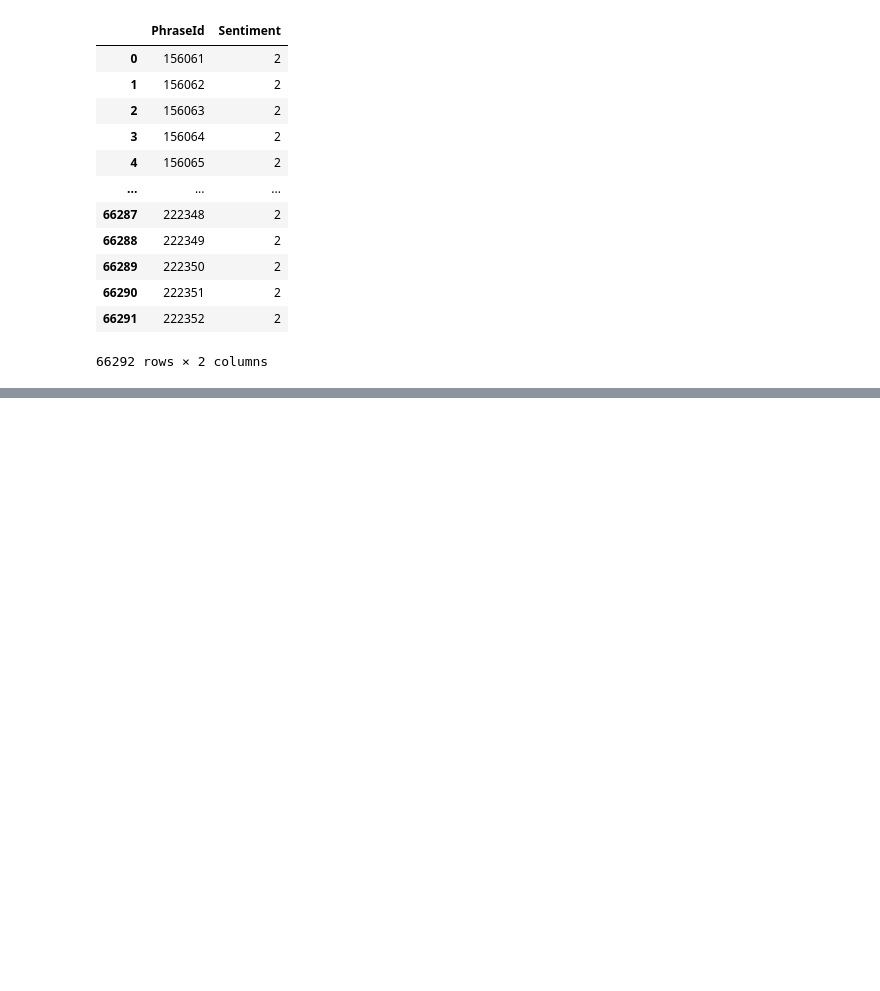
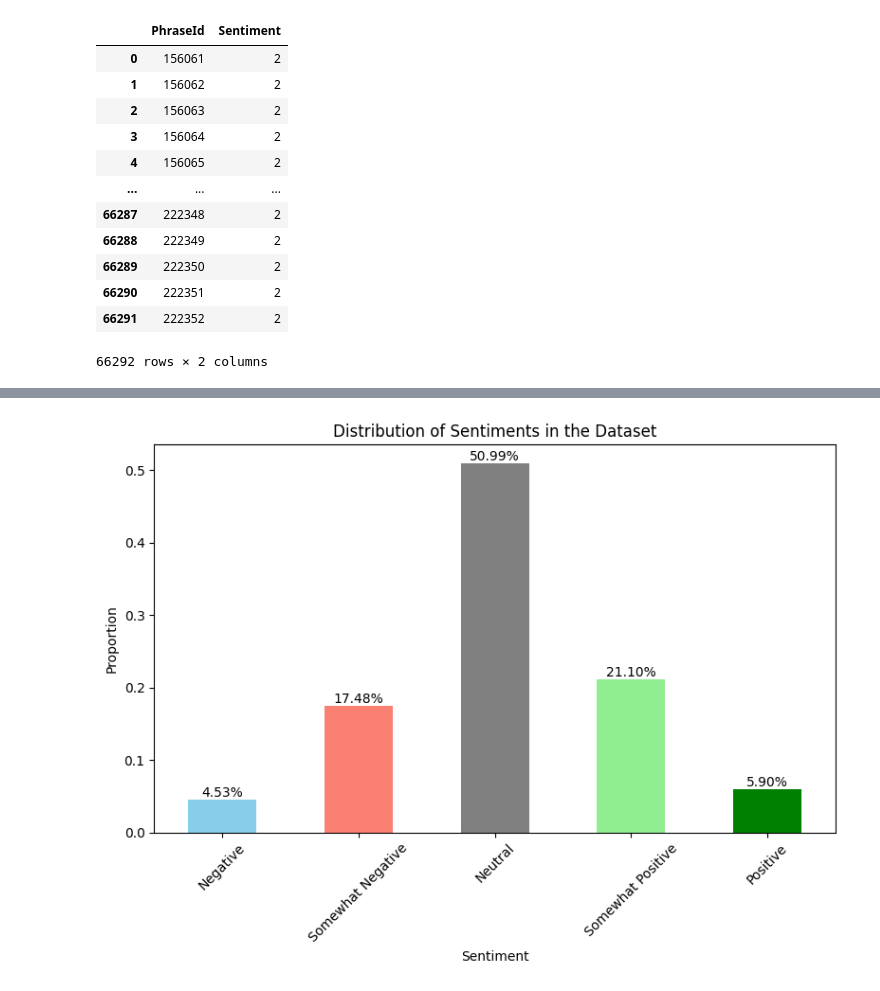
Before and after one commit to thugge254/Sentiment-Analysis-on-Movie-Reviews, a Jupyter notebook: Sentiment_Analysis_on_Movie_Reviews.ipynb, the cells around one changed output, grey strips where cells are left out. Saved outputs shown, nothing was run; the diff lists cells and outputs as text; code cells hidden in the pictures; blank space fills up the shorter version.

```diff
--- a/Sentiment_Analysis_on_Movie_Reviews.ipynb
+++ b/Sentiment_Analysis_on_Movie_Reviews.ipynb
@@ -90,0 +100,34 @@ sub_df
+# %%
+import matplotlib.pyplot as plt
+
+# Define custom colors for each sentiment bar
+colors = ['skyblue', 'salmon', 'gray', 'lightgreen', 'green']
+
+# Define labels for x-axis
+sentiment_labels = ['Negative', 'Somewhat Negative', 'Neutral', 'Somewhat Positive', 'Positive']
+
+# Get the sentiment distribution
+sentiment_counts = raw_df.Sentiment.value_counts(normalize=True).sort_index()
+
+# Plot the bar chart
+ax = sentiment_counts.plot(kind='bar', color=colors,
+                           figsize=(8, 6))
+
+
+# Set title and labels
+ax.set_title('Distribution of Sentiments in the Dataset')
+ax.set_xlabel('Sentiment')
+ax.set_ylabel('Proportion')
+ax.set_xticks(range(len(sentiment_labels)))
+ax.set_xticklabels(sentiment_labels, rotation=45)
+
+# Show percentage values on top of bars
+for p in ax.patches:
+    ax.annotate(f'{p.get_height():.2%}', (p.get_x() + p.get_width() / 2, p.get_height()),
+                ha='center', va='bottom', fontsize=10)
+
+# Display the plot
+plt.tight_layout()
+plt.show()
+# %% [output]
+[figure, added]
```
Also changed, not shown: parts of 27 cells of this notebook.
